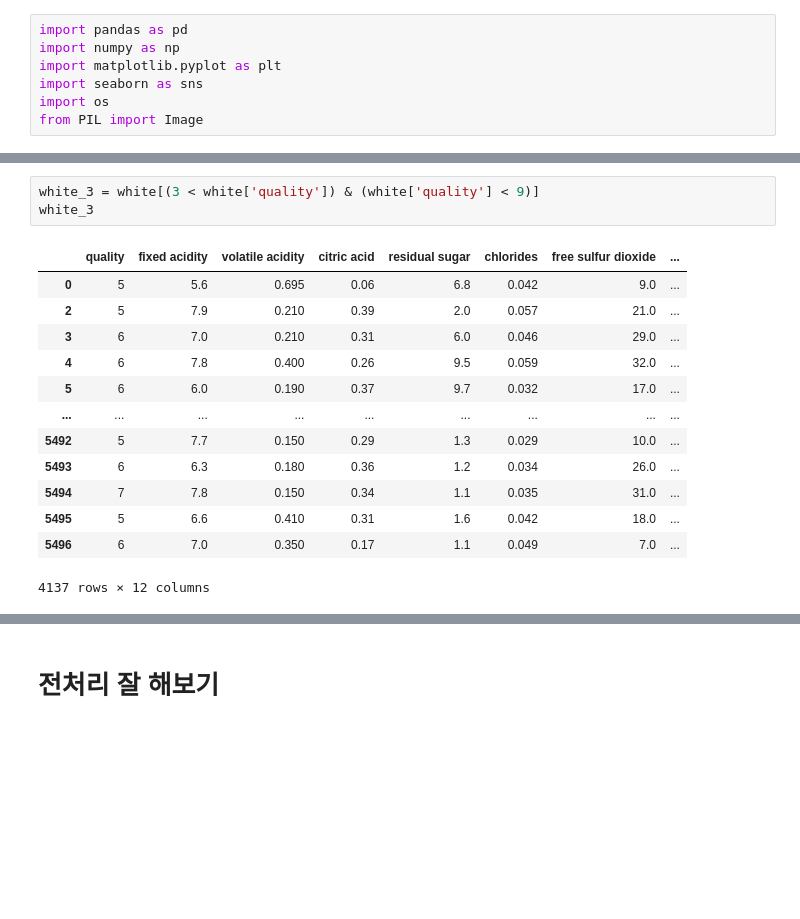
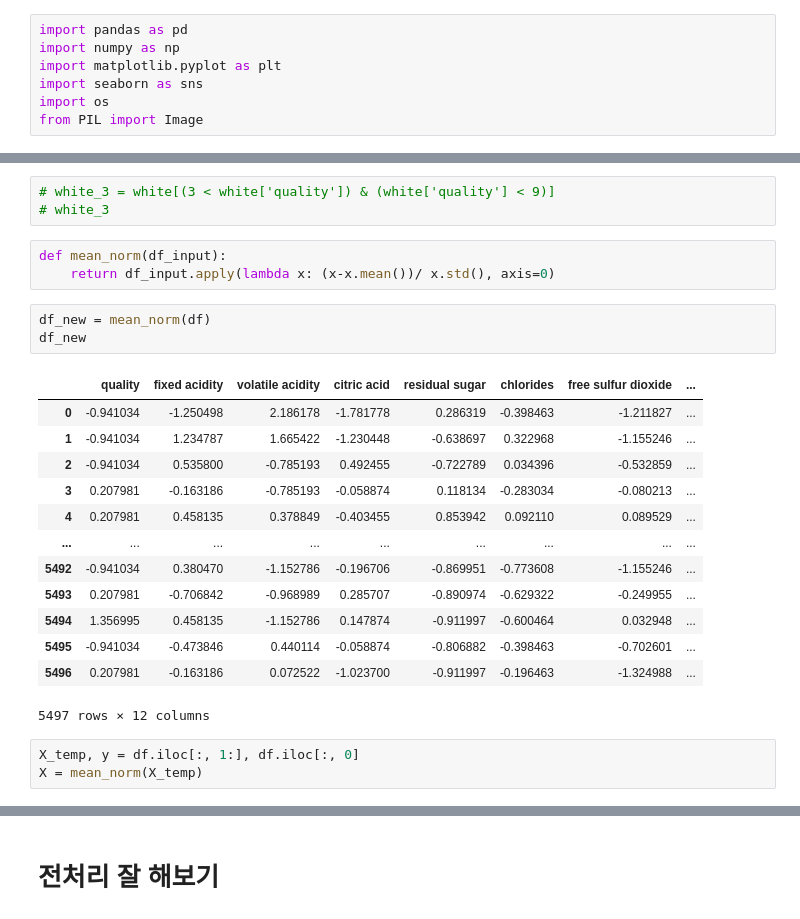
Before and after one commit to mon-world/team_project_2022, a Jupyter notebook: project_3/wine_analysis.ipynb, the cells around one changed output, grey strips where cells are left out. Saved outputs shown, nothing was run; the diff lists cells and outputs as text; blank space fills up the shorter version.

```diff
--- a/project_3/wine_analysis.ipynb
+++ b/project_3/wine_analysis.ipynb
@@ -96,17 +114,26 @@ display(white.head())
 # %%
-white_3 = white[(3 < white['quality']) & (white['quality'] < 9)]
-white_3
+# white_3 = white[(3 < white['quality']) & (white['quality'] < 9)]
+# white_3
-# %% [output]
-|  | quality | fixed acidity | volatile acidity | citric acid | residual sugar | chlorides | free sulfur dioxide | ... |
-| 0 | 5 | 5.6 | 0.695 | 0.06 | 6.8 | 0.042 | 9.0 | ... |
-| 2 | 5 | 7.9 | 0.210 | 0.39 | 2.0 | 0.057 | 21.0 | ... |
-| 3 | 6 | 7.0 | 0.210 | 0.31 | 6.0 | 0.046 | 29.0 | ... |
-| 4 | 6 | 7.8 | 0.400 | 0.26 | 9.5 | 0.059 | 32.0 | ... |
-| 5 | 6 | 6.0 | 0.190 | 0.37 | 9.7 | 0.032 | 17.0 | ... |
-| ... | ... | ... | ... | ... | ... | ... | ... | ... |
-| 5492 | 5 | 7.7 | 0.150 | 0.29 | 1.3 | 0.029 | 10.0 | ... |
-| 5493 | 6 | 6.3 | 0.180 | 0.36 | 1.2 | 0.034 | 26.0 | ... |
-| 5494 | 7 | 7.8 | 0.150 | 0.34 | 1.1 | 0.035 | 31.0 | ... |
-| 5495 | 5 | 6.6 | 0.410 | 0.31 | 1.6 | 0.042 | 18.0 | ... |
-| 5496 | 6 | 7.0 | 0.350 | 0.17 | 1.1 | 0.049 | 7.0 | ... |
-4137 rows × 12 columns
+# %%
+def mean_norm(df_input):
+    return df_input.apply(lambda x: (x-x.mean())/ x.std(), axis=0)
+# %%
+df_new = mean_norm(df)
+df_new
+# %% [output]
+|  | quality | fixed acidity | volatile acidity | citric acid | residual sugar | chlorides | free sulfur dioxide | ... |
+| 0 | -0.941034 | -1.250498 | 2.186178 | -1.781778 | 0.286319 | -0.398463 | -1.211827 | ... |
+| 1 | -0.941034 | 1.234787 | 1.665422 | -1.230448 | -0.638697 | 0.322968 | -1.155246 | ... |
+| 2 | -0.941034 | 0.535800 | -0.785193 | 0.492455 | -0.722789 | 0.034396 | -0.532859 | ... |
+| 3 | 0.207981 | -0.163186 | -0.785193 | -0.058874 | 0.118134 | -0.283034 | -0.080213 | ... |
+| 4 | 0.207981 | 0.458135 | 0.378849 | -0.403455 | 0.853942 | 0.092110 | 0.089529 | ... |
+| ... | ... | ... | ... | ... | ... | ... | ... | ... |
+| 5492 | -0.941034 | 0.380470 | -1.152786 | -0.196706 | -0.869951 | -0.773608 | -1.155246 | ... |
+| 5493 | 0.207981 | -0.706842 | -0.968989 | 0.285707 | -0.890974 | -0.629322 | -0.249955 | ... |
+| 5494 | 1.356995 | 0.458135 | -1.152786 | 0.147874 | -0.911997 | -0.600464 | 0.032948 | ... |
+| 5495 | -0.941034 | -0.473846 | 0.440114 | -0.058874 | -0.806882 | -0.398463 | -0.702601 | ... |
+| 5496 | 0.207981 | -0.163186 | 0.072522 | -1.023700 | -0.911997 | -0.196463 | -1.324988 | ... |
+5497 rows × 12 columns
+# %%
+X_temp, y = df.iloc[:, 1:], df.iloc[:, 0]
+X = mean_norm(X_temp)
```
Also changed, not shown: parts of 46 cells of this notebook, 2 other files.
